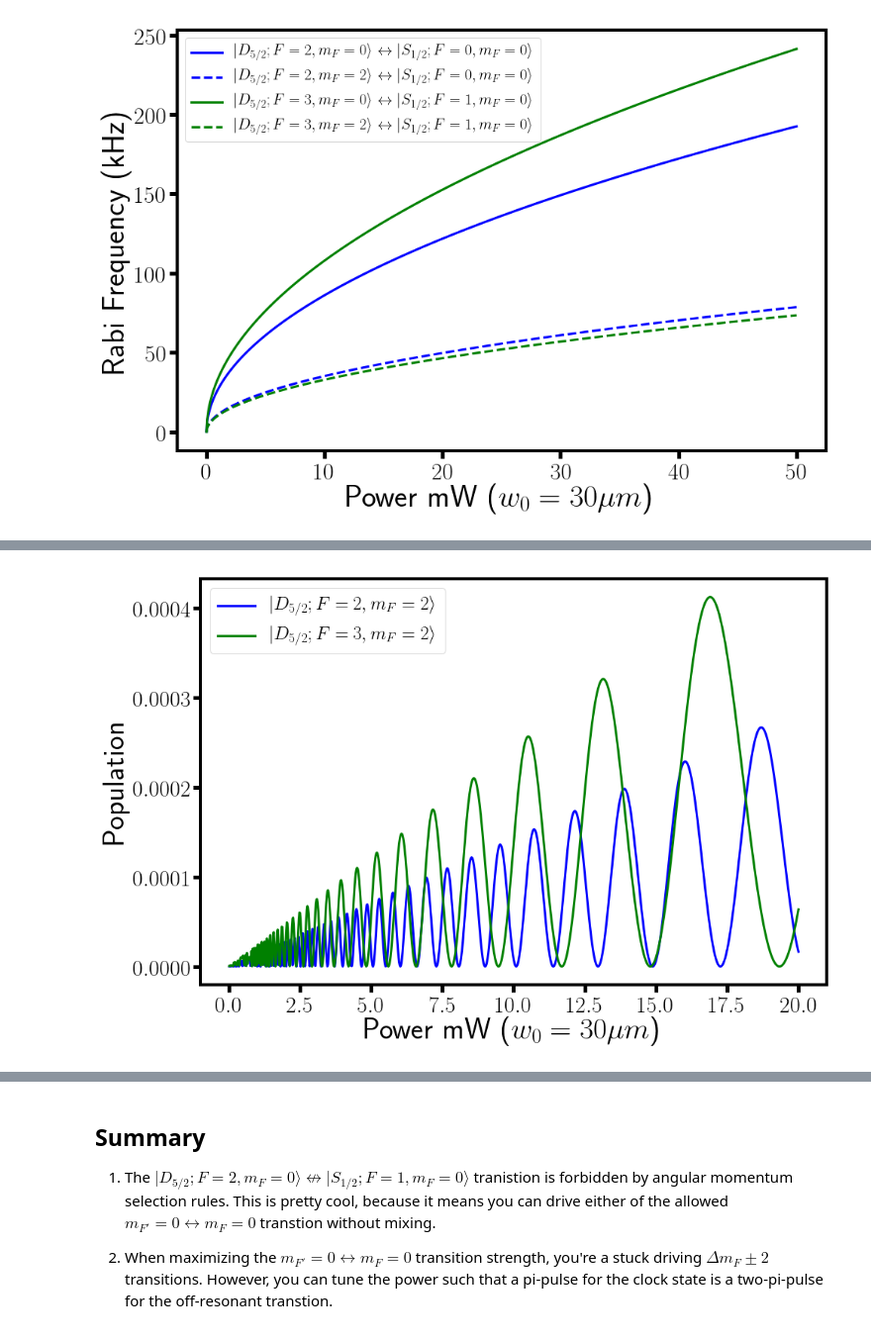
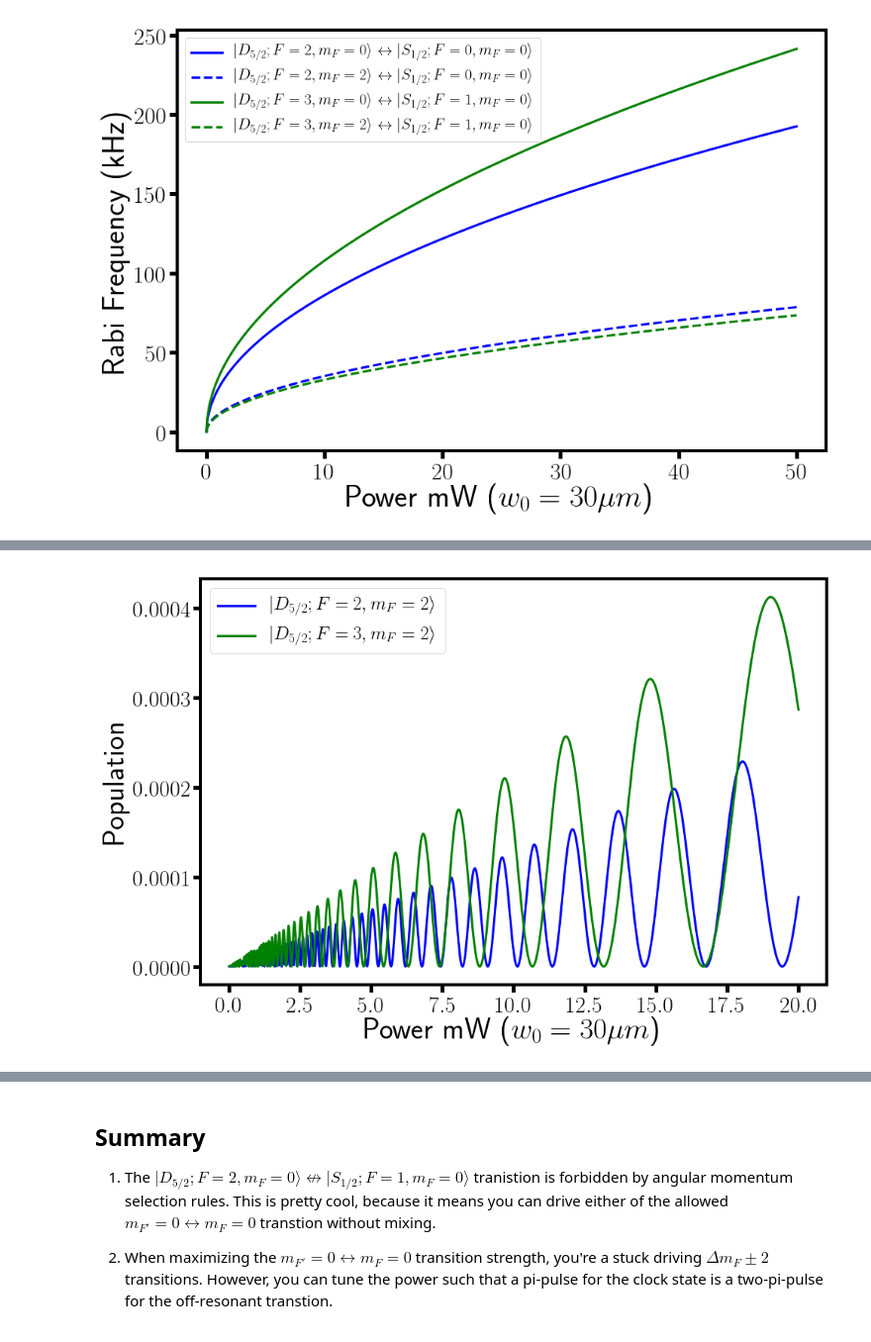
Before and after one commit to barium-project/python-notebooks, a Jupyter notebook: Quadrupole Transitions.ipynb, the cells around one changed output, grey strips where cells are left out. Shown at 99% size. Drawn from its saved outputs; the diff is of its cells as text; code cells hidden in the pictures.

```diff
--- a/Quadrupole Transitions.ipynb
+++ b/Quadrupole Transitions.ipynb
@@ -227,11 +229,13 @@ P = np.linspace(0,20.e-3, 1000)
 I = P/np.pi/w**2
 B = 5.0 # Gauss, experiment magnetic field strength
 
-# detuning from linear zeeman shift. We know g_F = 1 for F' = 3 and g_F = 1.2 for F' = 2, so E = g_F*delta_mF*1.4MHz/G*B
-delta_22_00 = 1.4*2**1.4*B*1e6
-delta_32_10 =  1.0*2**1.4*B*1e6
+# detuning from linear zeeman shift. We know g_F = 1 for F' = 3 and g_F = 1.4 for F' = 2, so E = g_F*delta_mF*1.4MHz/G*B
+delta_22_00 = 1.4*2*1.4*B*1e6
+delta_32_10 =  1.0*2*1.4*B*1e6
+
 
 # calculate the Rabi frequencies at a given power, notation omega_FP,mFP_F,mF
+# Rabi(FP, mFP, F, mF, phi, gamma, I)
 omega_20_00 = Rabi(2, 0, 0, 0, phi, gamma,I)
 omega_22_00 = Rabi(2, 2, 0, 0, phi, gamma,I)
 omega_30_10 = Rabi(3, 0, 1, 0, phi, gamma,I)
@@ -239,31 +243,31 @@ omega_32_10 = Rabi(3, 2, 1, 0, phi, gamma,I)
 
 '''
 print delta_22_00
 print delta_32_10
 print omega_20_00
 print omega_22_00
 print omega_30_10
 print omega_32_10
 '''
 
 # get the pi time for the clock state and use that
 t_pi_20_00 = np.pi/omega_20_00
 t_pi_30_10 = np.pi/omega_30_10
 
 P_22_00 = omega_22_00**2/(omega_22_00**2 + delta_22_00**2)*np.sin(np.sqrt(omega_22_00**2 + delta_22_00**2)*t_pi_20_00/2)**2
 P_32_10 = omega_32_10**2/(omega_32_10**2 + delta_32_10**2)*np.sin(np.sqrt(omega_32_10**2 + delta_32_10**2)*t_pi_30_10/2)**2
 
 #print r'F = 2, m_F = 2 Population :', '{:.3e}'.format(P_22_00)
 #print r'F = 3, m_F = 2 Population :', '{:.3e}'.format(P_32_10)
 
 plot(P*1e3, P_22_00, color = 'b', linewidth = 3, label = r'$\vert D_{5/2};F =2,m_F = 2\rangle$')
 plot(P*1e3, P_32_10, color = 'g',  linewidth = 3, label = r'$\vert D_{5/2};F =3,m_F = 2\rangle$')
 
 legend(fontsize = 25)
 xlabel(r'Power mW ($w_0  = 30 \mu m$)', fontsize = 40)
 ylabel('Population', fontsize = 40)
 tick_params(labelsize = 30)
 tick_params(width=5, length=10)
 show()
 # %% [output]
-[figure, old version]
+[figure, new version]
```
Also changed, not shown: parts of 5 cells of this notebook, 1 other file.
